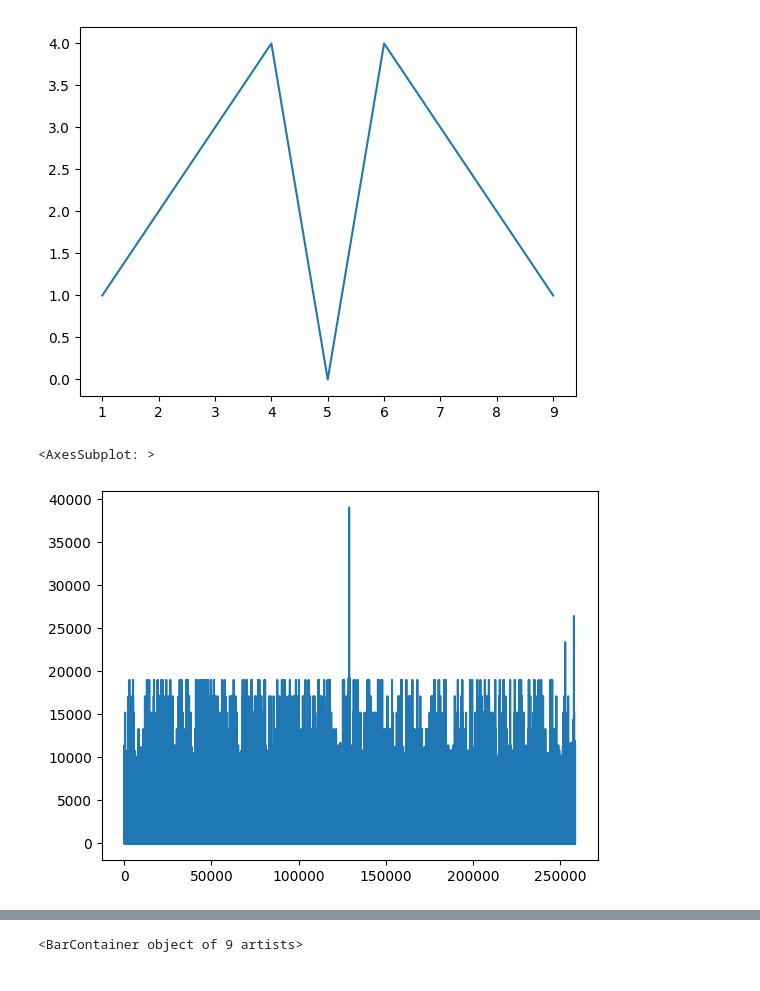
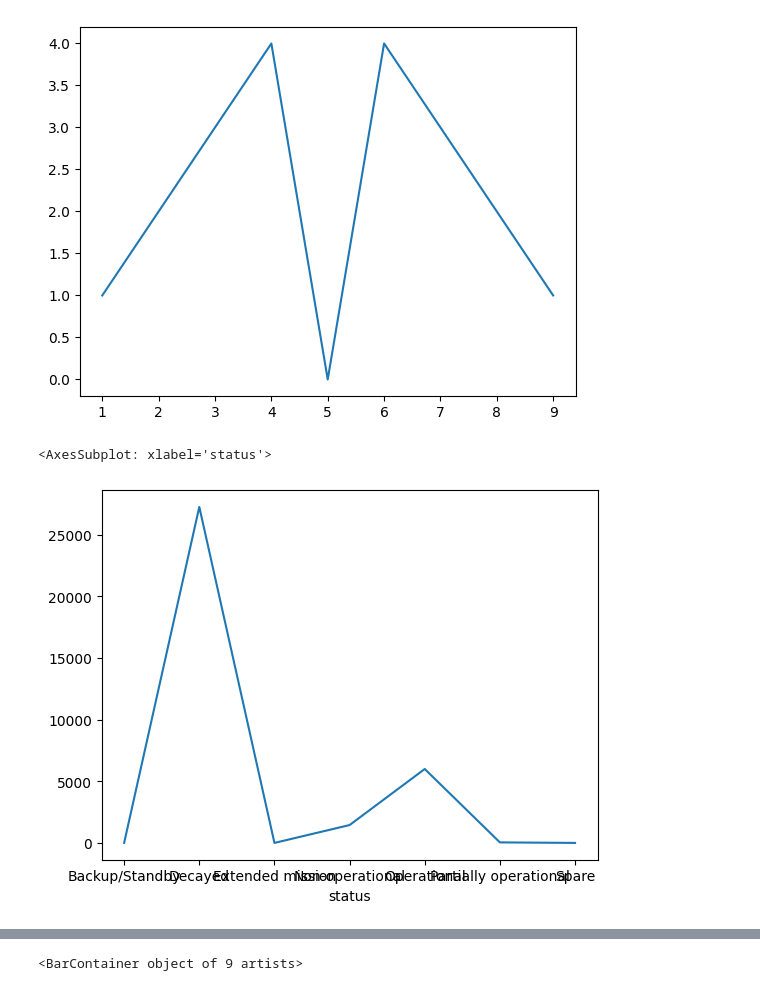
Before and after one commit to datamesse/python-studies, a Jupyter notebook: LinkedIn Learning exercises/Python for Data Science Essential Training Part 1.ipynb, the cells around one changed output, grey strips where cells are left out. Saved outputs shown, nothing was run; the diff lists cells and outputs as text; code cells hidden in the pictures.

```diff
--- a/LinkedIn Learning exercises/Python for Data Science Essential Training Part 1.ipynb
+++ b/LinkedIn Learning exercises/Python for Data Science Essential Training Part 1.ipynb
@@ -540,10 +540,10 @@ DF_sorted
 
 # putting a spin on this exercise by pulling a file hosted on my GitHub
 # instead of using the csv provided in the course
-address = 'https://github.com/datamesse/data-visualisation-datasets/blob/main/International%20Marketplace%20sales/normalised%20flat%20files/FactSales.csv?raw=true'
-sales = pd.read_csv(address)
-sales.columns = ['OrderID','OrderLineID','CustomerID','CityID','ProductID','ShipMode','Quantity','DiscountPercentage','DiscountAmount','Sales','Profit','ProfitBin','OrderDate','ShipDate']
+address = 'https://github.com/datamesse/data-visualisation-datasets/blob/main/Satellite%20launch%20overview/satellites-n2yo.csv?raw=true'
+satellites = pd.read_csv(address)
+satellites.columns = ['ID','norad_id','cospar_id','name','launch_date','flight_ended','status','destination','owner']
 
 # retrieve first 5 rows by using head method
-sales.head()
+satellites.head()
 # %% [output]
@@ -556,10 +556,10 @@ sales.head()
 # %%
-# drop columns that cannot be used in aggregation after group by e.g. IDs
-sales_succinct = sales.drop(['OrderID','OrderLineID','CustomerID','CityID','ProductID','DiscountPercentage','ProfitBin','OrderDate','ShipDate'], axis = 1)
+# drop columns that cannot be used in aggregation after group by e.g. names
+satellites_summary = satellites.drop(['ID','name','launch_date','flight_ended','destination','owner'], axis = 1)
 
 # group by values in a column
-sales_groups = sales_succinct.groupby(sales_succinct['ShipMode'])
+satellites_groups = satellites_summary.groupby(satellites_summary['status'])
 
 # aggregate numerical values
-sales_groups.sum()
+satellites_groups.count()
 # %% [output]
@@ -616,9 +619,11 @@ plt.plot(x,y)
 [figure]
 # %%
 # isolate a variable form a dataframe
-profit = sales['Profit']
-profit.plot()
+# .count() wouldn't be needed if the field was inherently quantitative
+
+count_satellites = satellites_groups['norad_id'].count()
+count_satellites.plot()
 # %% [output]
-<AxesSubplot: >
+<AxesSubplot: xlabel='status'>
-[figure, old version]
+[figure, new version]
 # %%
```
Also changed, not shown: parts of 9 cells of this notebook.
